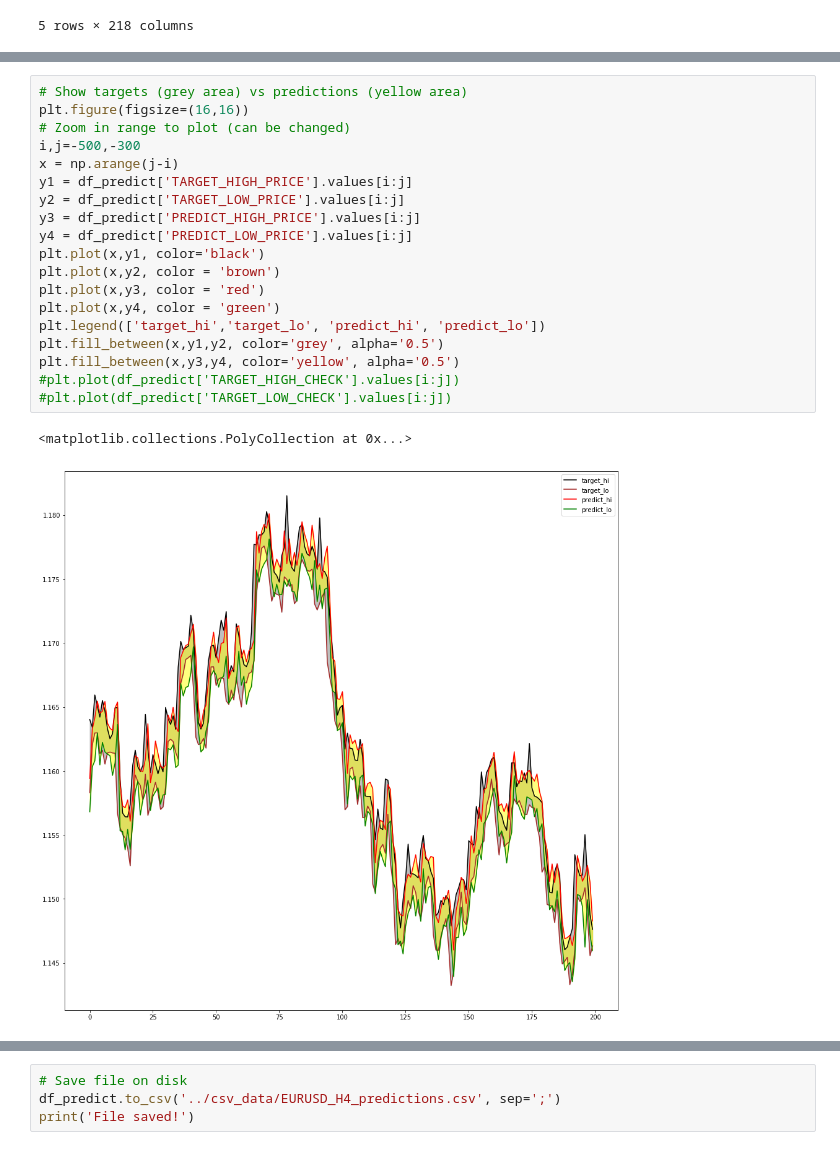
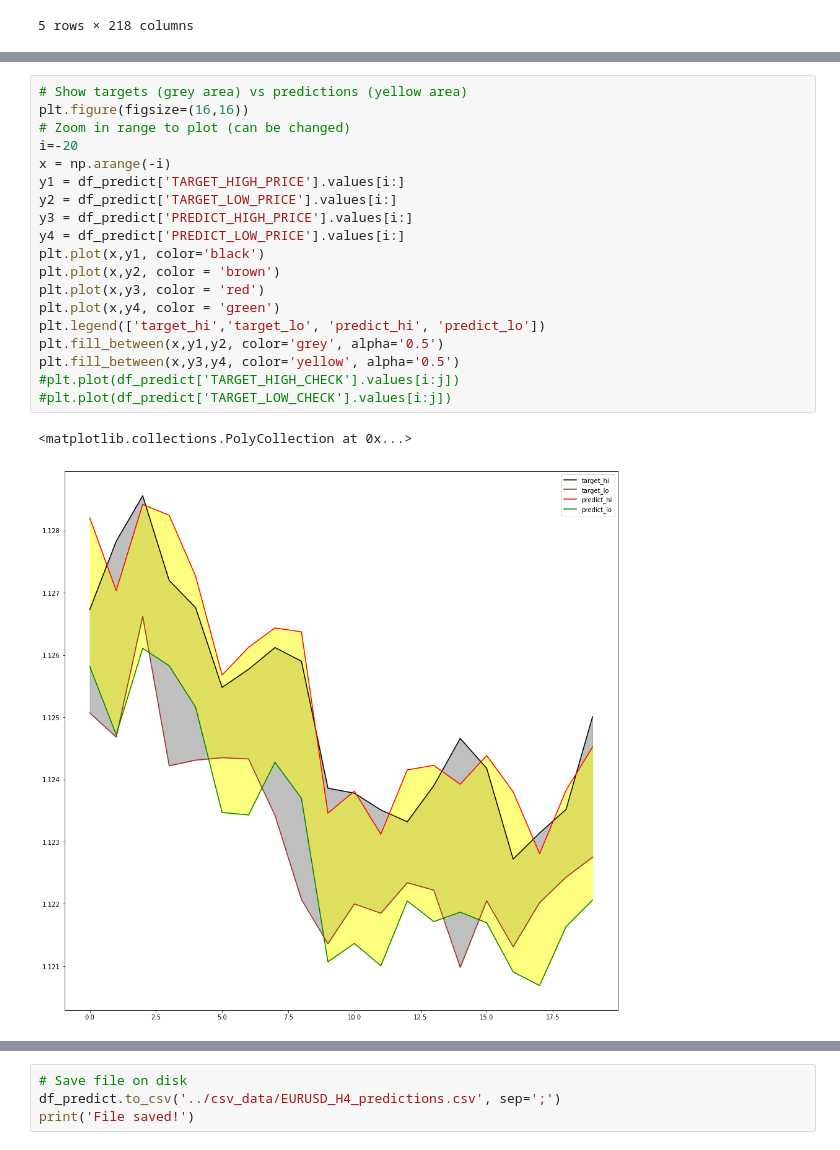
Before and after one commit to raulMrello/MachineLearning_for_Trading, a Jupyter notebook: PredictiveNet/notebooks/Price prediction with LSTM neural networks.ipynb, the cells around one changed output, grey strips where cells are left out. Drawn from its saved outputs; the diff is of its cells as text.

```diff
--- a/PredictiveNet/notebooks/Price prediction with LSTM neural networks.ipynb
+++ b/PredictiveNet/notebooks/Price prediction with LSTM neural networks.ipynb
@@ -570,25 +570,25 @@ df_predict.tail()
 # %%
 # Show targets (grey area) vs predictions (yellow area)
 plt.figure(figsize=(16,16))
 # Zoom in range to plot (can be changed)
-i,j=-500,-300
-x = np.arange(j-i)
-y1 = df_predict['TARGET_HIGH_PRICE'].values[i:j]
-y2 = df_predict['TARGET_LOW_PRICE'].values[i:j]
-y3 = df_predict['PREDICT_HIGH_PRICE'].values[i:j]
-y4 = df_predict['PREDICT_LOW_PRICE'].values[i:j]
+i=-20
+x = np.arange(-i)
+y1 = df_predict['TARGET_HIGH_PRICE'].values[i:]
+y2 = df_predict['TARGET_LOW_PRICE'].values[i:]
+y3 = df_predict['PREDICT_HIGH_PRICE'].values[i:]
+y4 = df_predict['PREDICT_LOW_PRICE'].values[i:]
 plt.plot(x,y1, color='black')
 plt.plot(x,y2, color = 'brown')
 plt.plot(x,y3, color = 'red')
 plt.plot(x,y4, color = 'green')
 plt.legend(['target_hi','target_lo', 'predict_hi', 'predict_lo'])
 plt.fill_between(x,y1,y2, color='grey', alpha='0.5')
 plt.fill_between(x,y3,y4, color='yellow', alpha='0.5')
 #plt.plot(df_predict['TARGET_HIGH_CHECK'].values[i:j])
 #plt.plot(df_predict['TARGET_LOW_CHECK'].values[i:j])
 # %% [output]
 <matplotlib.collections.PolyCollection at 0x...>
-[figure, old version]
+[figure, new version]
 # %%
 # Show RMSE errors
 plt.subplot(1,2,1)
```
Also changed, not shown: parts of 12 cells of this notebook, 6 other files.
